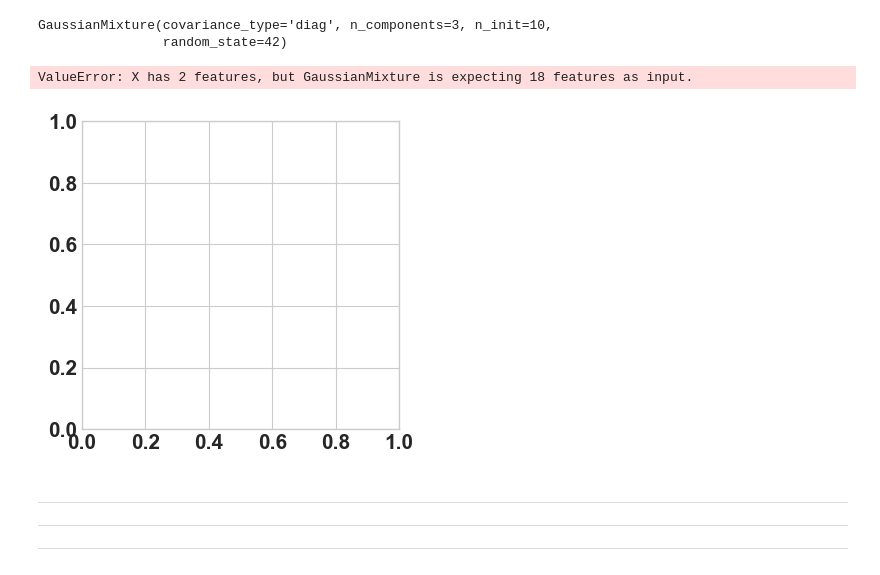
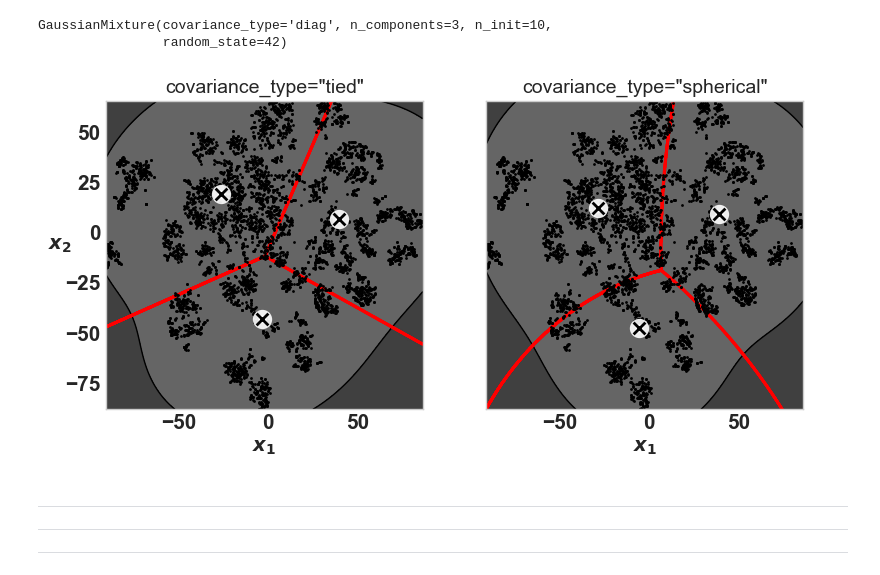
Before and after one commit to RobinGoldwing/golden-ML-CardFraud, a Jupyter notebook: CreditCard-NoSupervisado-Ruben.ipynb, the cells around one changed output. Cells and saved outputs as stored; diff of their text form; code cells hidden in the pictures.

```diff
--- a/CreditCard-NoSupervisado-Ruben.ipynb
+++ b/CreditCard-NoSupervisado-Ruben.ipynb
@@ -903,7 +903,7 @@ Accuracy Score:  0.9806991988346686
 from sklearn.mixture import GaussianMixture
 # %%
 gm = GaussianMixture(n_components=2,n_init=10, random_state=42)
-gm.fit(X_reduced)
+gm.fit(X_tsne)
 # %% [output]
 GaussianMixture(n_components=2, n_init=10, random_state=42)
 # %%
@@ -1040,10 +1006,10 @@ gm_full = GaussianMixture(n_components=3, n_init=10, covariance_type="full", ran
 gm_tied = GaussianMixture(n_components=3, n_init=10, covariance_type="tied", random_state=42)
 gm_spherical = GaussianMixture(n_components=3, n_init=10, covariance_type="spherical", random_state=42)
 gm_diag = GaussianMixture(n_components=3, n_init=10, covariance_type="diag", random_state=42)
-gm_full.fit(X_reduced)
-gm_tied.fit(X_reduced)
-gm_spherical.fit(X_reduced)
-gm_diag.fit(X_reduced)
+gm_full.fit(X_tsne)
+gm_tied.fit(X_tsne)
+gm_spherical.fit(X_tsne)
+gm_diag.fit(X_tsne)
 # %% [output]
 GaussianMixture(covariance_type='diag', n_components=3, n_init=10,
                 random_state=42)
@@ -1059,11 +1025,10 @@ def compare_gaussian_mixtures(gm1, gm2, X):
     plot_gaussian_mixture(gm2, X, show_ylabels=False)
     plt.title('covariance_type="{}"'.format(gm2.covariance_type), fontsize=14)
 # %%
-compare_gaussian_mixtures(gm_tied, gm_spherical, X_reduced)
+compare_gaussian_mixtures(gm_tied, gm_spherical, X_tsne)
 plt.show()
 # %% [output]
-ValueError: X has 2 features, but GaussianMixture is expecting 18 features as input.
-[figure, old version]
+[figure, new version]
 # %% [markdown]
 ---
 ---
```
Also changed, not shown: parts of 24 cells of this notebook.
